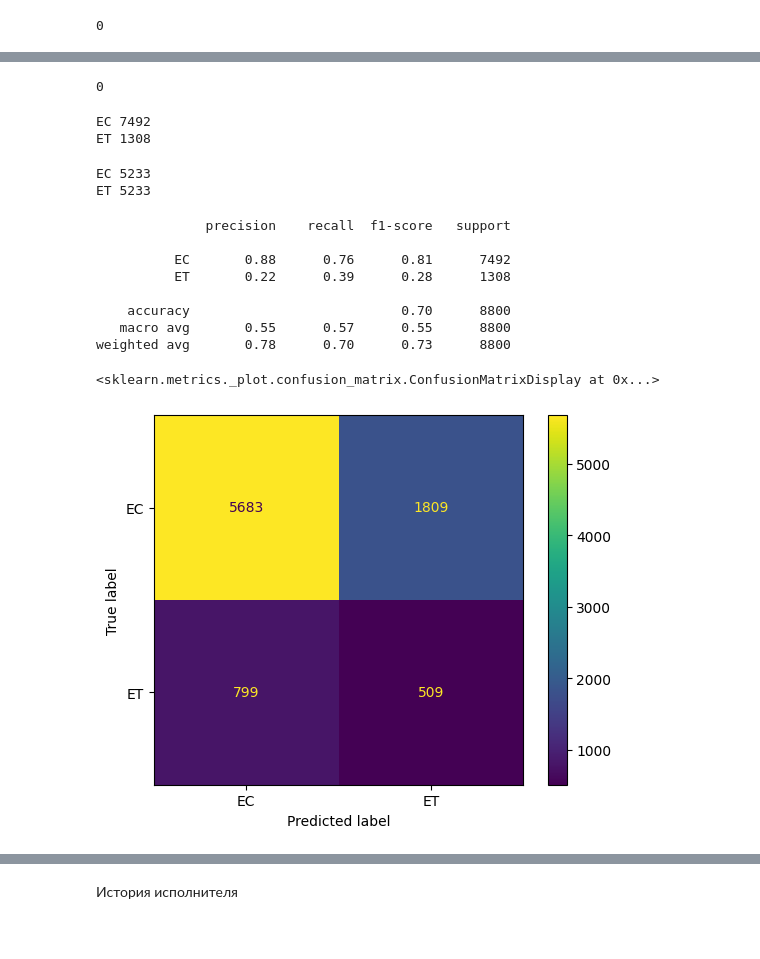
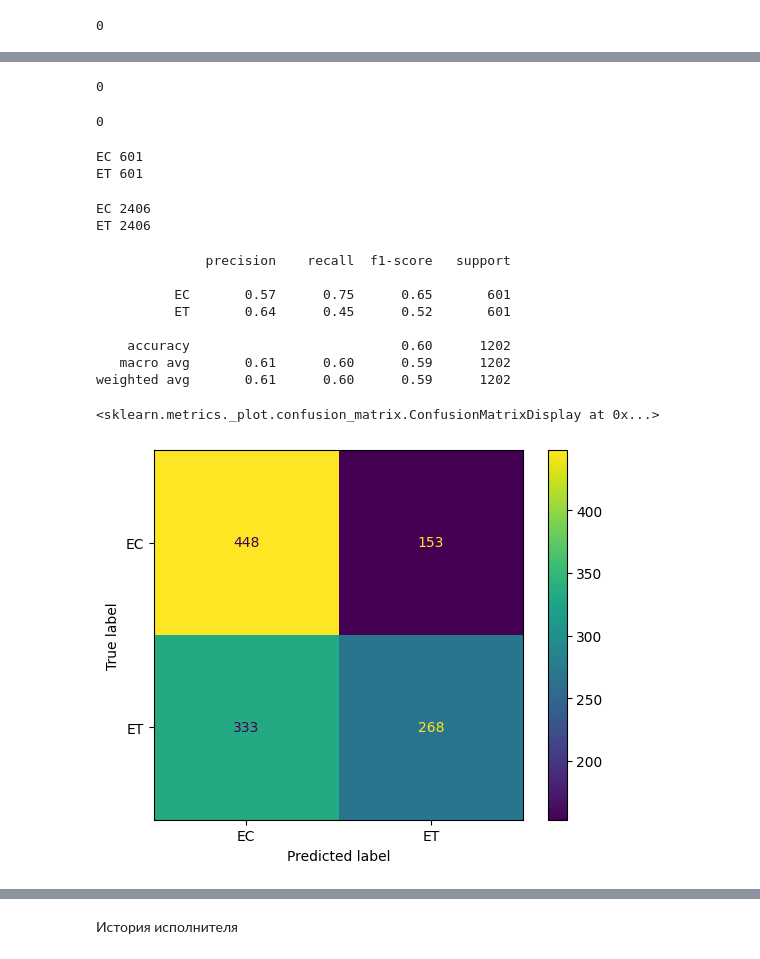
Before and after one commit to danil99152/trade_prediction, a Jupyter notebook: forecasting_future_contract_stage.ipynb, the cells around one changed output, grey strips where cells are left out. Saved outputs shown, nothing was run; the diff lists cells and outputs as text; code cells hidden in the pictures.

```diff
--- a/forecasting_future_contract_stage.ipynb
+++ b/forecasting_future_contract_stage.ipynb
@@ -38,7 +38,16 @@ data.head()
 # %%
 data = data.dropna()
 # %%
-data = data[(data['execution_period_start'] >= pd.Timestamp(2014,1,1))]
+# data = data[(data['execution_period_start'] >= pd.Timestamp(2014,1,1))]
+# %%
+data = data[
+    (data['customer_legal_form'] == '65143') |
+    (data['customer_legal_form'] == '65243') |
+    (data['customer_legal_form'] == '75400') |
+    (data['customer_legal_form'] == '75401') |
+    (data['customer_legal_form'] == '75403') |
+    (data['customer_legal_form'] == '75404')
+]
 # %%
 OKOPF_old = {
     '12100' : '10000',
@@ -201,3 +210,17 @@ gc.collect()
+# %%
+#Балансировка тестовых данных
+old_indexes = round(len(x_test[x_test['current_contract_stage']=='EC'])
+ - len(x_test[x_test['current_contract_stage']=='ET']))
+x_test.sort_values('current_contract_stage', inplace = True)
+x_test = x_test.reset_index(drop=True)
+x_test.drop(x_test[((x_test.index < old_indexes) & (x_test['current_contract_stage']=="EC"))].index, inplace=True)
+
+y_test.sort_values('current_contract_stage', inplace = True)
+y_test = y_test.reset_index(drop=True)
+y_test.drop(y_test[((y_test.index < old_indexes) & (y_test['current_contract_stage']=="EC"))].index, inplace=True)
+gc.collect()
+# %% [output]
+0
 # %%
 x_train = x_train.drop(['current_contract_stage', 'execution_period_start'], axis=1)
 y_train = y_train.drop(['execution_period_start'], axis=1)
@@ -212,42 +235,42 @@ gc.collect()
 print("EC", len(y_test[y_test['current_contract_stage']=='EC']))
 print("ET", len(y_test[y_test['current_contract_stage']=='ET']))
 # %% [output]
-EC 7492
-ET 1308
+EC 601
+ET 601
 # %%
 print("EC", len(y_train[y_train['current_contract_stage']=='EC']))
 print("ET", len(y_train[y_train['current_contract_stage']=='ET']))
 # %% [output]
-EC 5233
-ET 5233
+EC 2406
+ET 2406
 # %%
 cat_features = ['customer_legal_form', 'product_code', 'supplier_legal_form']
 model_catboost = CatBoostClassifier(
-    n_estimators = 100,
-    learning_rate = 0.01,
+    n_estimators = 50,
+    learning_rate = 0.1,
     max_depth = 5,
     task_type="GPU",
     devices='0:1',
 ).fit(x_train, y_train, cat_features,
       eval_set=(x_test, y_test),
              use_best_model=True,
              verbose=False)
 y_pred = model_catboost.predict(x_test)
 print(classification_report(y_test, y_pred, target_names=['EC', 'ET']))
 
 cm = confusion_matrix(y_test, y_pred, labels=model_catboost.classes_)
 disp = ConfusionMatrixDisplay(confusion_matrix=cm, display_labels=model_catboost.classes_)
 disp.plot()
 # %% [output]
               precision    recall  f1-score   support
 
-          EC       0.88      0.76      0.81      7492
-          ET       0.22      0.39      0.28      1308
+          EC       0.57      0.75      0.65       601
+          ET       0.64      0.45      0.52       601
 
-    accuracy                           0.70      8800
-   macro avg       0.55      0.57      0.55      8800
-weighted avg       0.78      0.70      0.73      8800
+    accuracy                           0.60      1202
+   macro avg       0.61      0.60      0.59      1202
+weighted avg       0.61      0.60      0.59      1202
 <sklearn.metrics._plot.confusion_matrix.ConfusionMatrixDisplay at 0x...>
-[figure, old version]
+[figure, new version]
 # %%
 #значимость признаков для леса
```
Also changed, not shown: parts of 7 cells of this notebook, 7 other files.
